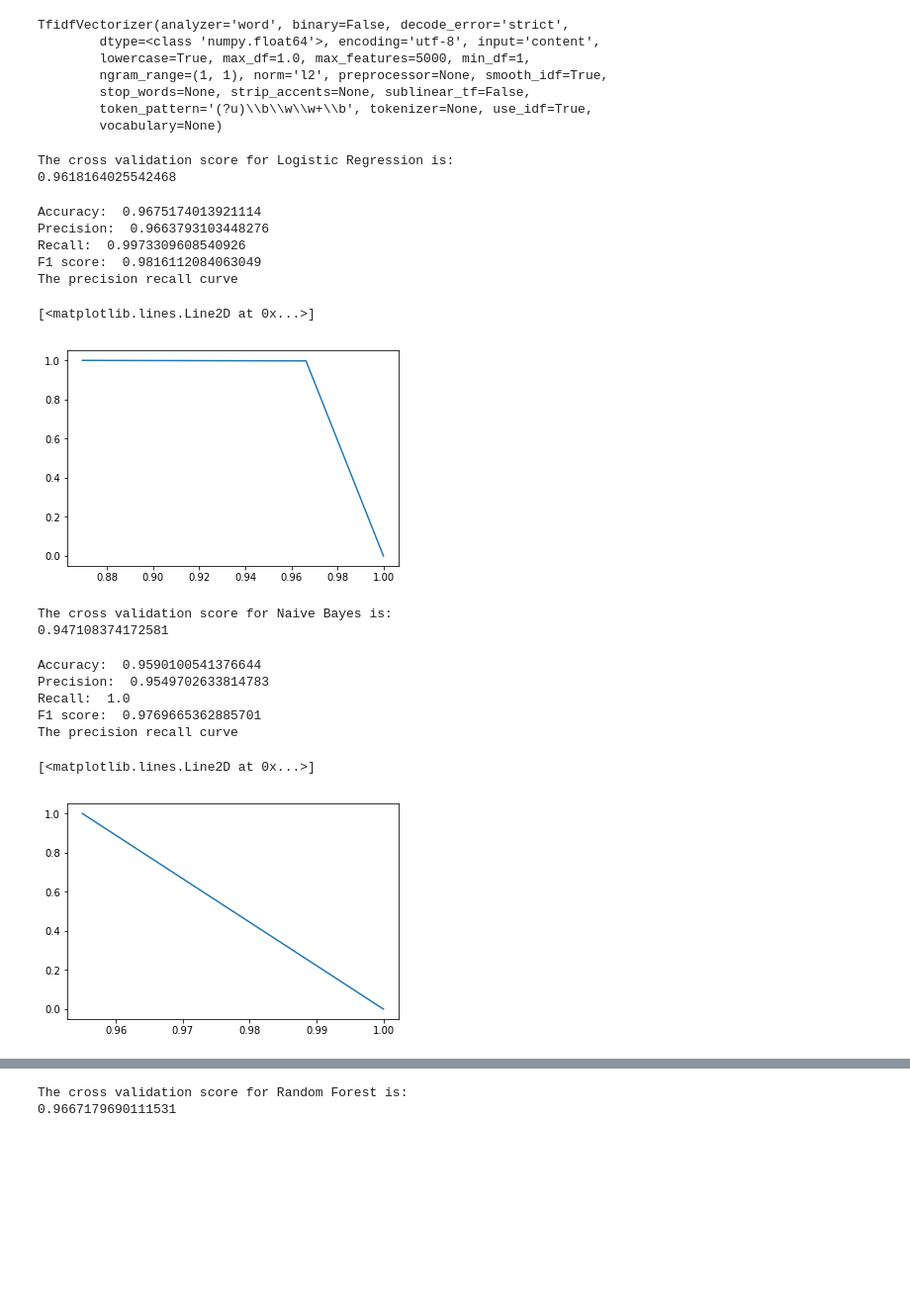
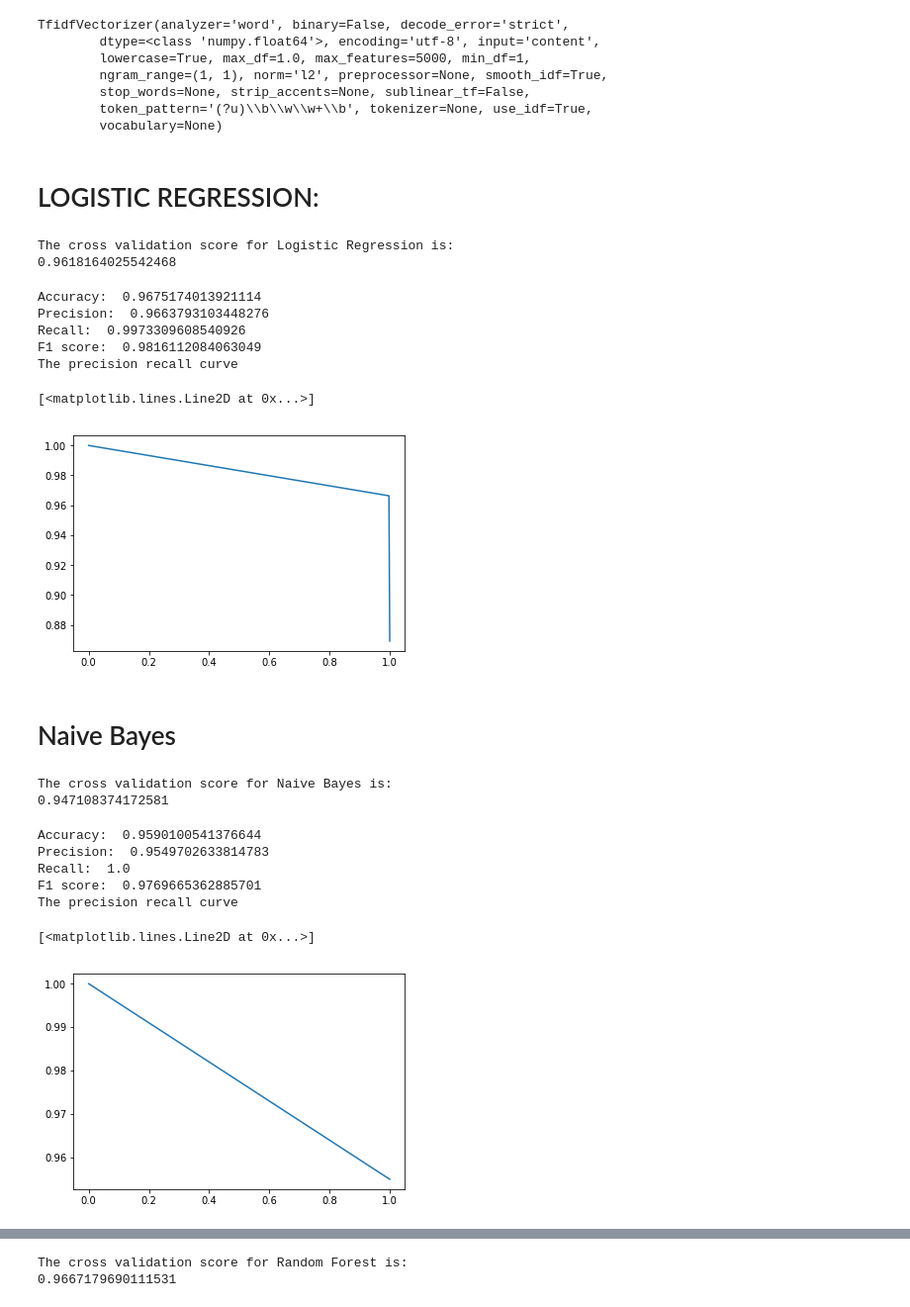
Before and after one commit to rijuCr7/Jupyter-Notebooks, a Jupyter notebook: Spam_filter.ipynb, the cells around one changed output, grey strips where cells are left out. Shown at 99% size. Saved outputs shown, nothing was run; the diff lists cells and outputs as text; code cells hidden in the pictures; blank space fills up the shorter version.

```diff
--- a/Spam_filter.ipynb
+++ b/Spam_filter.ipynb
@@ -97,0 +92,2 @@ pipeline = Pipeline([('vectorizer', TfidfVectorizer()),
+# %% [markdown]
+# LOGISTIC REGRESSION:
@@ -112,31 +125,31 @@ def set_binary_labels(label):
 # %%
 #Accuracy and Precision
 #Note convert the labels to binary labels to use precision and recall
 from sklearn.metrics import precision_recall_fscore_support, accuracy_score
 from sklearn.metrics import precision_recall_curve
 
 pipeline.fit(X_train, y_train)
 y_predicted = pipeline.predict(X_test)
 
 y_bin_true = [set_binary_labels(label) for label in list(y_test)]
 y_bin_predict = [set_binary_labels(label) for label in list(y_predicted)]
 
 accuracy = accuracy_score(y_test, y_predicted)
 precision, recall, f1_score, _ = precision_recall_fscore_support(y_bin_true, y_bin_predict, average='binary')
 
 print("Accuracy: ", accuracy)
 print("Precision: ", precision)
 print("Recall: ", recall)
 print("F1 score: ", f1_score)
 
 print("The precision recall curve")
 precision, recall, _ = precision_recall_curve(y_bin_true, y_bin_predict)
-plt.plot(precision, recall)
+plt.plot(recall, precision)
 # %% [output]
 Accuracy:  0.9675174013921114
 Precision:  0.9663793103448276
 Recall:  0.9973309608540926
 F1 score:  0.9816112084063049
 The precision recall curve
 [<matplotlib.lines.Line2D at 0x...>]
-[figure, old version]
+[figure, new version]
@@ -148,0 +156,2 @@ pipeline_bayes = Pipeline([('vectorizer', TfidfVectorizer()),
+# %% [markdown]
+# Naive Bayes
@@ -174,7 +199,7 @@ print("F1 score: ", f1_score)
 
 print("The precision recall curve")
 precision, recall, _ = precision_recall_curve(y_bin_true, y_bin_predict)
-plt.plot(precision, recall)
+plt.plot(recall, precision)
 # %% [output]
 Accuracy:  0.9590100541376644
 Precision:  0.9549702633814783
@@ -182,4 +207,4 @@ Recall:  1.0
 F1 score:  0.9769665362885701
 The precision recall curve
 [<matplotlib.lines.Line2D at 0x...>]
-[figure, old version]
+[figure, new version]
```
Also changed, not shown: parts of 14 cells of this notebook.
